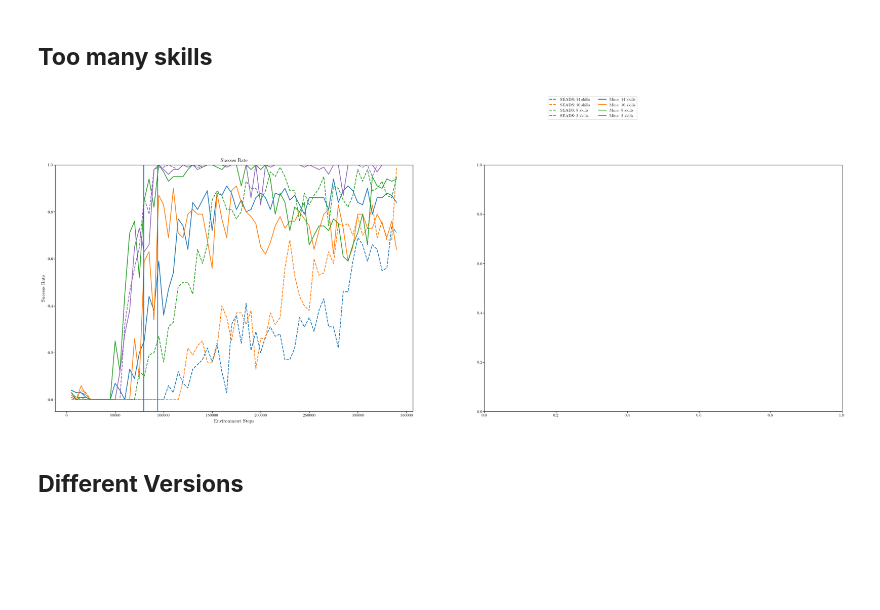
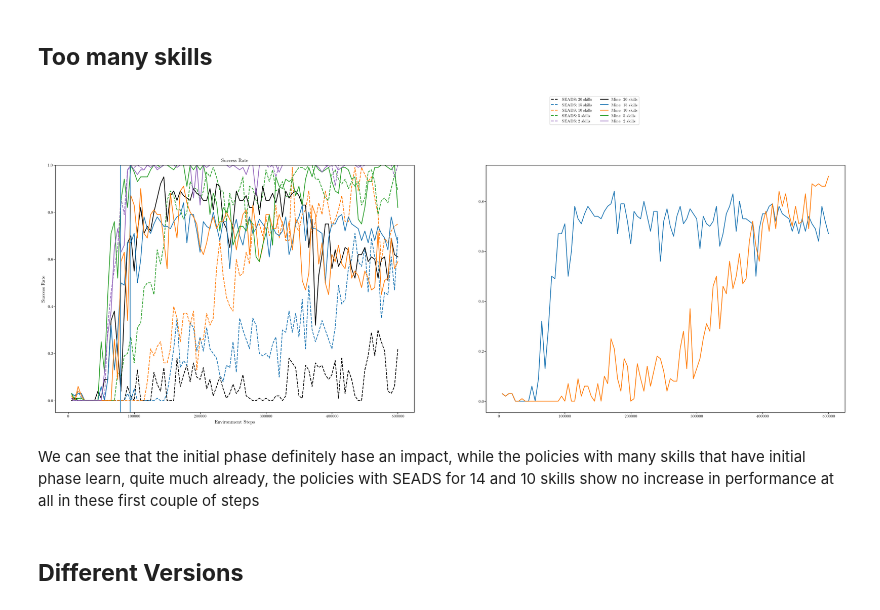
Before and after one commit to rosa-wolf/Multi-Phase-Skill-Learning-SlidingPuzzle, a Jupyter notebook: eval_data.ipynb, the cells around one changed output. Saved outputs shown, nothing was run; the diff lists cells and outputs as text; code cells hidden in the pictures; blank space fills up the shorter version.

Commit message:
Compare inital and refinement phase impact

```diff
--- a/eval_data.ipynb
+++ b/eval_data.ipynb
@@ -134,12 +142,25 @@ mine_5skills = ["/home/rosa/Documents/Uni/Masterarbeit/checkpoints_many-skills/m
 seads_2skills = ["/home/rosa/Documents/Uni/Masterarbeit/checkpoints_many-skills/SEADS/parallelseads_2x2-2skills_num_skills2_relabelingFalse_noveltyTrue_seconbestTrue_seed123456/evaluations.npz"]
 
 mine_2skills = ["/home/rosa/Documents/Uni/Masterarbeit/checkpoints_many-skills/mine/parallel2x2-2skills_num_skills2_sparseTrue_relabelingFalse_priorbufferFalse_seed123456/evaluations.npz"]
+# %%
+mine_15skills_noinit = ["/home/rosa/Documents/Uni/Masterarbeit/checkpoints_many-skills/mine/parallel2x2-15skills-noinitphase_num_skills15_sparseTrue_relabelingFalse_priorbufferFalse_seed123456/evaluations.npz"]
+
+#mine_15skills_norefinement = ["/home/rosa/Documents/Uni/Masterarbeit/checkpoints_many-skills/mine/parallel2x2-15skills#-norefinement_num_skills15_sparseTrue_relabelingFalse_priorbufferFalse_seed123456/evaluations.npz"]
 # %%
-x = np.load(mine[0], mmap_mode='r')["timesteps"]
-idx = np.where(x <= 340000)
+x = np.load(mine_2skills[0], mmap_mode='r')["timesteps"]
+idx = np.where(x <= 500000)
 x = x[idx]
 
 # refinement phase start at p=0.5
+
+mean_succ_seads_20, std_succ_seads_20 = get_parallel_succ(seads_20skills, x, idx)
+mean_succ_20, std_succ_20 = get_parallel_succ(mine_20skills, x, idx)
+
+mean_succ_seads_15, std_succ_seads_15 = get_parallel_succ(seads_15skills, x, idx)
+mean_succ_15, std_succ_15 = get_parallel_succ(mine_15skills, x, idx)
+
+#mean_succ_15_norefine, std_succ_15_norefine = get_parallel_succ(mine_15skills_norefinement, x, idx)
+mean_succ_15_noinit, std_succ_15_noinit = get_parallel_succ(mine_15skills_noinit, x, idx)
 
 mean_succ_seads_14, std_succ_seads_14 = get_parallel_succ(seads_14skills, x, idx)
 mean_succ_14, std_succ_14 = get_parallel_succ(mine_14skills, x, idx)
@@ -157,8 +178,14 @@ fig, ax = plt.subplots(1, 2, figsize=(5*TEXTWIDTH +0.15, 5*(TEXTWIDTH + 0.15) *
 
 # 2x2 puzzle
 # 2 skills
-ax[0].plot(x, mean_succ_seads_14, 'tab:blue', ls='--', label="SEADS: 14 skills")
-ax[0].fill_between(x, mean_succ_seads_14 + std_succ_seads_14, mean_succ_seads_14 - std_succ_seads_14, alpha=0.3)
+ax[0].plot(x, mean_succ_seads_20, 'black', ls='--', label="SEADS: 20 skills")
+ax[0].fill_between(x, mean_succ_seads_20 + std_succ_seads_20, mean_succ_seads_20 - std_succ_seads_20, alpha=0.3)
+
+ax[0].plot(x, mean_succ_seads_15, 'tab:blue', ls='--', label="SEADS: 15 skills")
+ax[0].fill_between(x, mean_succ_seads_15 + std_succ_seads_15, mean_succ_seads_15 - std_succ_seads_15, alpha=0.3)
+
+#ax[0].plot(x, mean_succ_seads_14, 'tab:blue', ls='--', label="SEADS: 14 skills")
+#ax[0].fill_between(x, mean_succ_seads_14 + std_succ_seads_14, mean_succ_seads_14 - std_succ_seads_14, alpha=0.3)
 
 ax[0].plot(x, mean_succ_seads_10, 'tab:orange', ls='--', label="SEADS: 10 skills")
 ax[0].fill_between(x, mean_succ_seads_10 + std_succ_seads_10, mean_succ_seads_10 - std_succ_seads_10, alpha=0.3)
@@ -169,38 +196,56 @@ ax[0].fill_between(x, mean_succ_seads_5 + std_succ_seads_5, mean_succ_seads_5 -
 ax[0].plot(x, mean_succ_seads_2, 'tab:purple', ls='--', label="SEADS: 2 skills")
 ax[0].fill_between(x, mean_succ_seads_2 + std_succ_seads_2, mean_succ_seads_2 - std_succ_seads_2, alpha=0.3)
 
-ax[0].plot(x, mean_succ_14, 'tab:blue', label="Mine: 14 skills")
-ax[0].fill_between(x, mean_succ_14 + std_succ_14, mean_succ_14 - std_succ_14, alpha=0.3)
+
+ax[0].plot(x, mean_succ_20, 'black', label="Mine: 20 skills")
+ax[0].fill_between(x, mean_succ_20 + std_succ_20, mean_succ_20 - std_succ_20, alpha=0.3)
+
+ax[0].plot(x, mean_succ_15, 'tab:blue', label="Mine: 15 skills")
+ax[0].fill_between(x, mean_succ_15 + std_succ_15, mean_succ_15 - std_succ_15, alpha=0.3)
 
 ax[0].plot(x, mean_succ_10, 'tab:orange', label="Mine: 10 skills")
 ax[0].fill_between(x, mean_succ_10 + std_succ_10, mean_succ_10 - std_succ_10, alpha=0.3)
 
 ax[0].plot(x, mean_succ_5, 'tab:green', label="Mine: 5 skills")
 ax[0].fill_between(x, mean_succ_5 + std_succ_5, mean_succ_5 - std_succ_5, alpha=0.3)
 
 ax[0].plot(x, mean_succ_2, 'tab:purple', label="Mine: 2 skills")
 ax[0].fill_between(x, mean_succ_2 + std_succ_2, mean_succ_2 - std_succ_2, alpha=0.3)
+
+
+
+ax[1].plot(x, mean_succ_15, label="All phases")
+ax[1].fill_between(x, mean_succ_15 + std_succ_15, mean_succ_15 - std_succ_15, alpha=0.3)
+
+ax[1].plot(x, mean_succ_15_noinit, label="No initial phase")
+ax[1].fill_between(x, mean_succ_15_noinit + std_succ_15_noinit, mean_succ_15_noinit - std_succ_15_noinit, alpha=0.3)
+
+#ax[1].plot(x, mean_succ_15, 'tab:blue', label="Mine: 15 skills")
+#ax[1].fill_between(x, mean_succ_15 + std_succ_15, mean_succ_15 - std_succ_15, alpha=0.3)
 
 # plot for 14 skills when changes in rewards scheme happened
 ax[0].axvline(x=79514, c='tab:blue')
 ax[0].axvline(x=93799, c='tab:blue')
 
 
 
 ax[0].set_ylim(top=1.)
 ax[0].set_title("Success Rate")
 
 
 ax[0].set_xlabel('Environment Steps')
 ax[0].set_ylabel('Success Rate')
 handles, labels = ax[0].get_legend_handles_labels()
+
 fig.legend(handles, labels, ncol=2, bbox_to_anchor=(0.7,1.1))
 plt.savefig("Comparison-numskills.pdf",
             bbox_inches='tight', dpi=plt.gcf().dpi)#,
             #dpi=1000)
 plt.show()
 # %% [output]
-[figure, old version]
+[figure, new version]
+# %% [markdown]
+We can see that the initial phase definitely hase an impact, while the policies with many skills that have initial phase learn, quite much already, the policies with SEADS for 14 and 10 skills show no increase in performance at all in these first couple of steps
 # %% [markdown]
 ## **Different Versions**
 # %%
```
Also changed, not shown: parts of 1 cell of this notebook, 9 other files.
